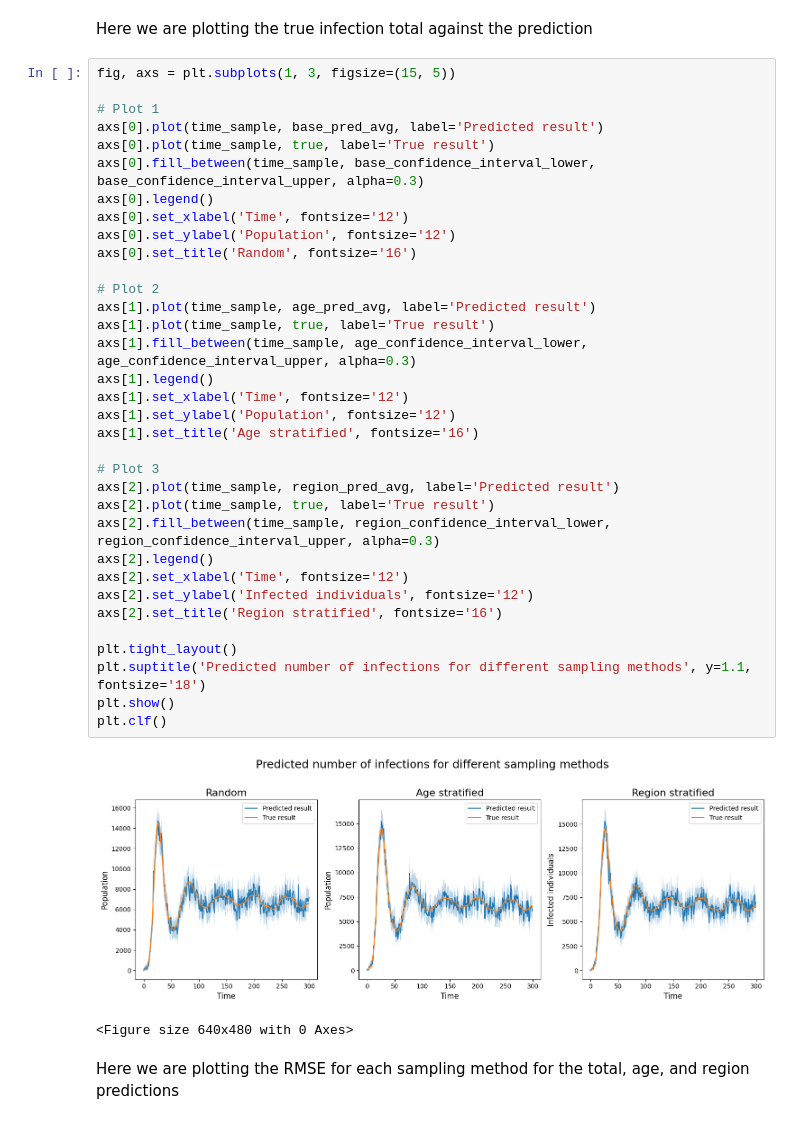
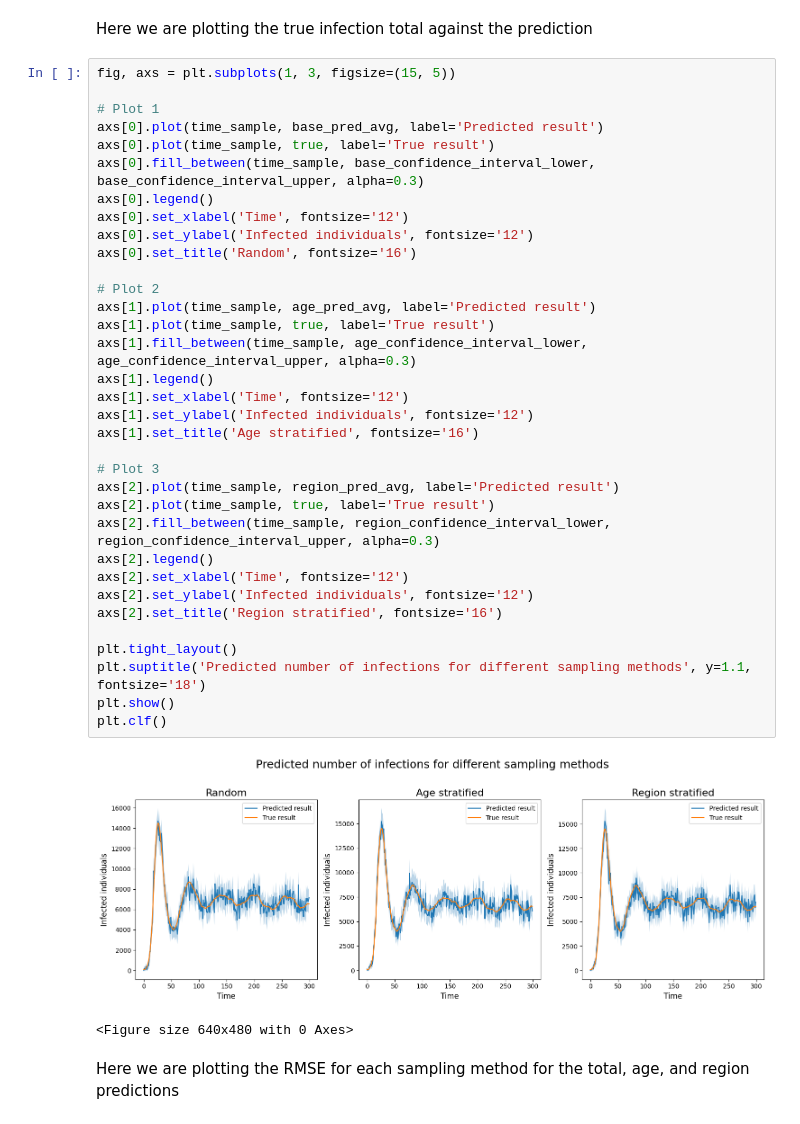
Before and after one commit to SABS-R3-Epidemiology/EpiOS, a Jupyter notebook: stratified_random/stratified_predictions.ipynb, the cells around one changed output. Saved outputs shown, nothing was run; the diff lists cells and outputs as text.

Commit message:
Plotting distributed infections

```diff
--- a/stratified_random/stratified_predictions.ipynb
+++ b/stratified_random/stratified_predictions.ipynb
@@ -598,36 +635,36 @@ fig, axs = plt.subplots(1, 3, figsize=(15, 5))
 # Plot 1
 axs[0].plot(time_sample, base_pred_avg, label='Predicted result')
 axs[0].plot(time_sample, true, label='True result')
 axs[0].fill_between(time_sample, base_confidence_interval_lower, base_confidence_interval_upper, alpha=0.3)
 axs[0].legend()
 axs[0].set_xlabel('Time', fontsize='12')
-axs[0].set_ylabel('Population', fontsize='12')
+axs[0].set_ylabel('Infected individuals', fontsize='12')
 axs[0].set_title('Random', fontsize='16')
 
 # Plot 2
 axs[1].plot(time_sample, age_pred_avg, label='Predicted result')
 axs[1].plot(time_sample, true, label='True result')
 axs[1].fill_between(time_sample, age_confidence_interval_lower, age_confidence_interval_upper, alpha=0.3)
 axs[1].legend()
 axs[1].set_xlabel('Time', fontsize='12')
-axs[1].set_ylabel('Population', fontsize='12')
+axs[1].set_ylabel('Infected individuals', fontsize='12')
 axs[1].set_title('Age stratified', fontsize='16')
 
 # Plot 3
 axs[2].plot(time_sample, region_pred_avg, label='Predicted result')
 axs[2].plot(time_sample, true, label='True result')
 axs[2].fill_between(time_sample, region_confidence_interval_lower, region_confidence_interval_upper, alpha=0.3)
 axs[2].legend()
 axs[2].set_xlabel('Time', fontsize='12')
 axs[2].set_ylabel('Infected individuals', fontsize='12')
 axs[2].set_title('Region stratified', fontsize='16')
 
 plt.tight_layout()
 plt.suptitle('Predicted number of infections for different sampling methods', y=1.1, fontsize='18')
 plt.show()
 plt.clf()
 # %% [output]
-[figure, old version]
+[figure, new version]
 <Figure size 640x480 with 0 Axes>
 # %% [markdown]
 Here we are plotting the RMSE for each sampling method for the total, age, and region predictions
```
Also changed, not shown: parts of 7 cells of this notebook.
